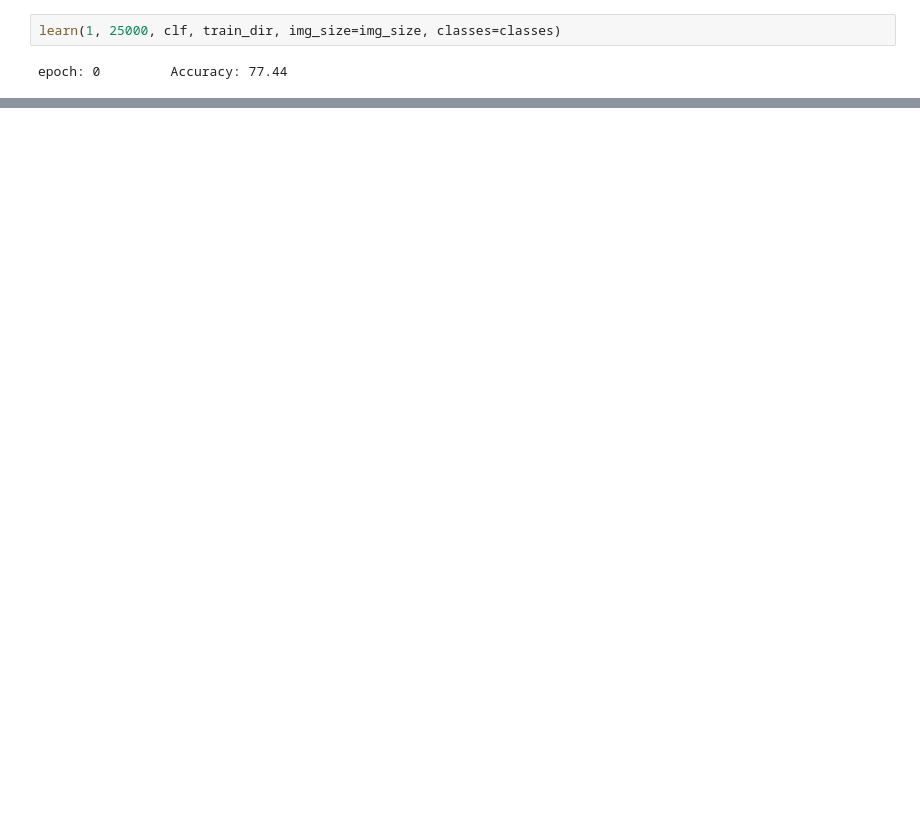
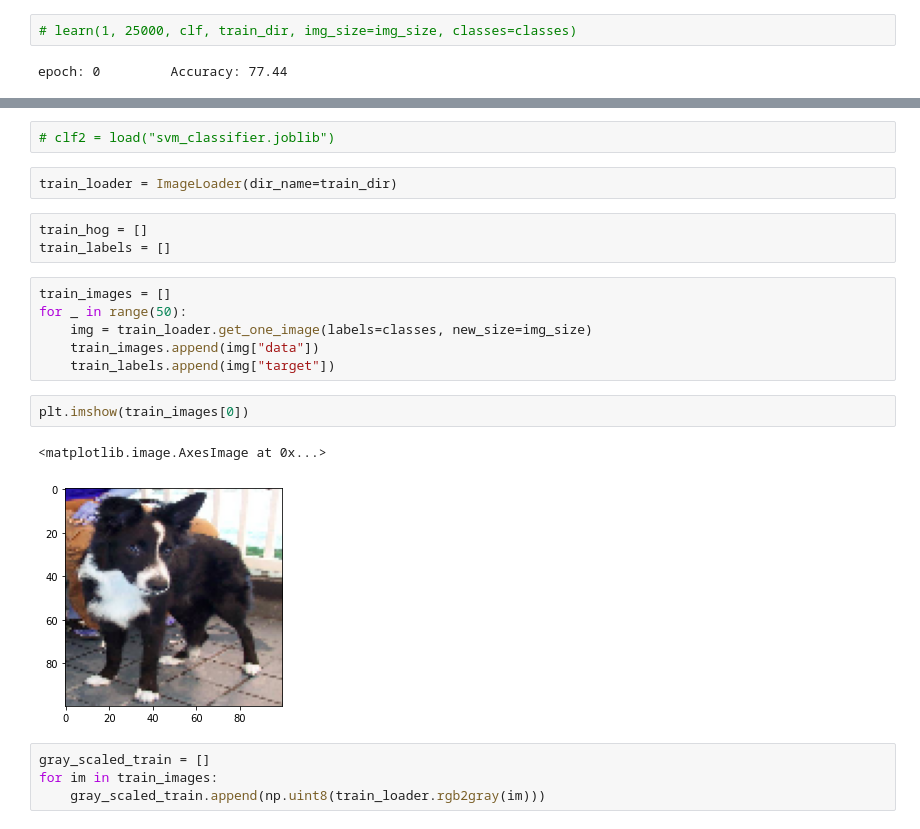
Before and after one commit to CringePlastik/dogs_vs_cats_svm, a Jupyter notebook: classify_animals.ipynb, the cells around one changed output, grey strips where cells are left out. Cells and saved outputs as stored; diff of their text form; blank space fills up the shorter version.

```diff
--- a/classify_animals.ipynb
+++ b/classify_animals.ipynb
@@ -28,6 +29,6 @@ plt.imshow(test_img)
 <matplotlib.image.AxesImage at 0x...>
 [figure]
 # %%
-learn(1, 25000, clf, train_dir, img_size=img_size, classes=classes)
+# learn(1, 25000, clf, train_dir, img_size=img_size, classes=classes)
 # %% [output]
 epoch: 0         Accuracy: 77.44
@@ -33,0 +39,22 @@ epoch: 0         Accuracy: 77.44
+# %%
+# clf2 = load("svm_classifier.joblib")
+# %%
+train_loader = ImageLoader(dir_name=train_dir)
+# %%
+train_hog = []
+train_labels = []
+# %%
+train_images = []
+for _ in range(50):
+    img = train_loader.get_one_image(labels=classes, new_size=img_size)
+    train_images.append(img["data"])
+    train_labels.append(img["target"])
+# %%
+plt.imshow(train_images[0])
+# %% [output]
+<matplotlib.image.AxesImage at 0x...>
+[figure, added]
+# %%
+gray_scaled_train = []
+for im in train_images:
+    gray_scaled_train.append(np.uint8(train_loader.rgb2gray(im)))
```
Also changed, not shown: parts of 25 cells of this notebook, 1 other file.
